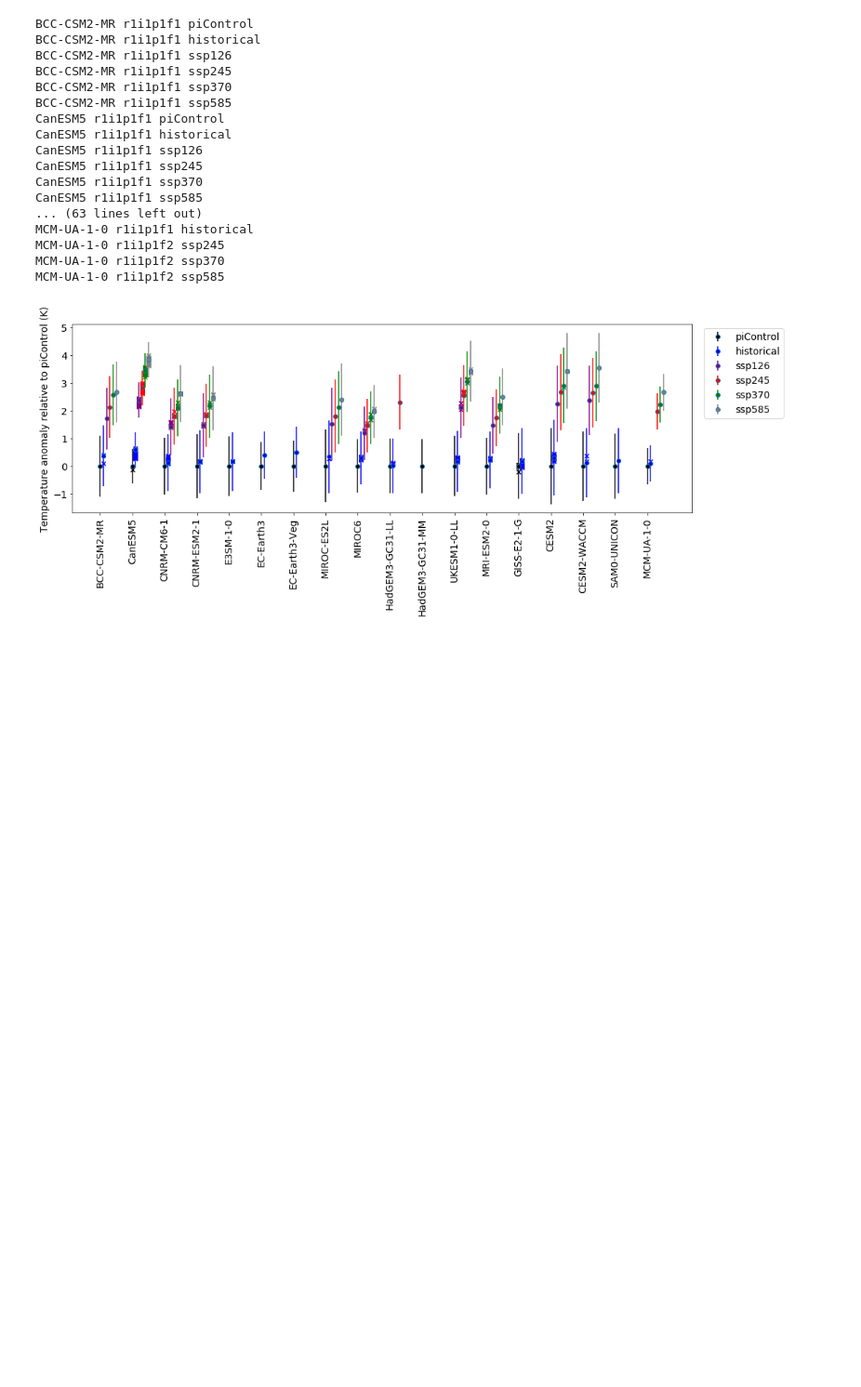
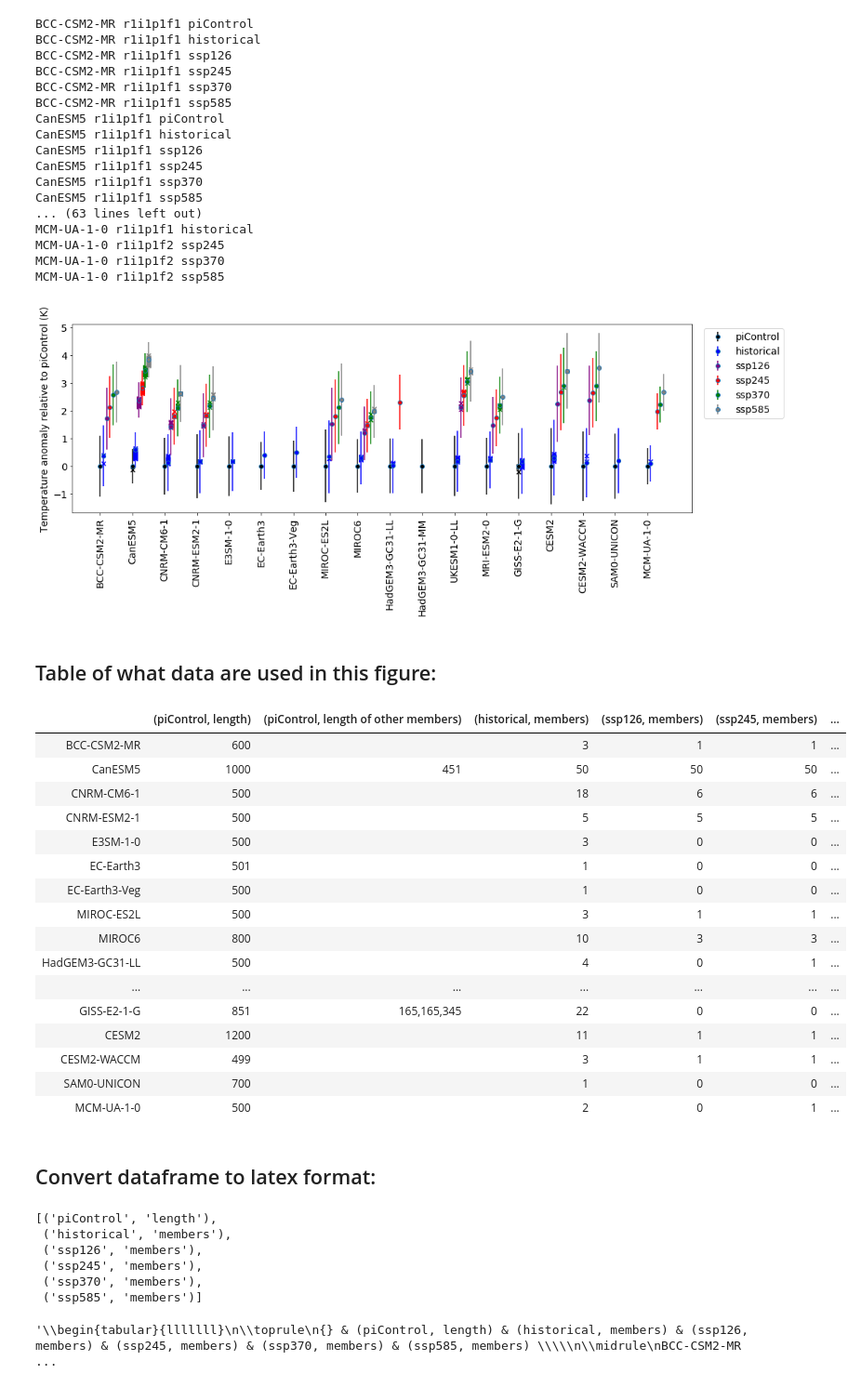
Before and after one commit to Hegebf/enso_paper, a Jupyter notebook: notebooks/Figure1.ipynb, the cells around one changed output. Shown at 93% size. Drawn from its saved outputs; the diff is of its cells as text; code cells hidden in the pictures; blank space fills up the shorter version.

Commit message:
added table of datasets used

```diff
--- a/notebooks/Figure1.ipynb
+++ b/notebooks/Figure1.ipynb
@@ -16,11 +25,11 @@ models = ['BCC-CSM2-MR', 'CanESM5', 'CNRM-CM6-1', 'CNRM-ESM2-1', 'E3SM-1-0',
 # %%
 def choose_member(datatable, exp, model):
     if exp == 'historical':
-        required_length = 165 -1; # subtract 1 because of missing value first year
+        required_length = historical_required_length;
     elif exp in experiments[-4:]: # if future scenario
-        required_length = 86;
+        required_length = ssp_required_length;
     elif exp == 'piControl':
-        required_length = 496 - 1;
+        required_length = piControl_min_length;
 
     member_priority_list = ['r1i1p1f1', 'r1i1p1f2', 'r1i1p1f3', 'r2i1p1f2', 'r22i1p1f1', 'r2i1p1f1']
     chosen_member = None
@@ -35,7 +44,7 @@ def choose_member(datatable, exp, model):
         print('failed for', exp, model, ' - add more members to priority list')
     return chosen_member
 
-# find ensemble members that exists for all experiments:
+# find ensemble members that exist for all experiments:
 def common_member(datatable):
     model_exp = list(set([exp[0] for exp in data_table.columns]))
     exp_members = {}
@@ -85,47 +94,60 @@ fig, ax = plt.subplots(figsize = [16,5])
 for (k,model) in enumerate(models):
     file = model + '_DJF_nino3_4index.txt'
     data_table = pd.read_csv(datapath + file,index_col=0, header=[0,1], keep_default_na = False)
-
+    members = {}
     for exp in experiments:
+        members[exp] = 0
         if exp in data_table:
             plot_member = choose_member(data_table, exp, model)
 
             # plot other members first
             other_members = [member for member in data_table[exp] if member != plot_member]
+            piControl_lengths = []
             for member in other_members:
                 data_list = data_table[exp][member].values
                 data = np.array([np.float(i) for i in data_list if i])
                 if exp in experiments[-4:]: # if future scenario
-                    if len(data) >= 86:
-                        data = data[:86] # stop in year 2100, and plot only data going to 2100
+                    if len(data) >= ssp_required_length:
+                        data = data[:ssp_required_length] # stop in year 2100, and plot only data going to 2100
                         ax.scatter(x[exp][k], data.mean(), marker = 'x', color=color_dict[exp])
+                        members[exp] += 1
                 elif exp == 'historical':
-                    if len(data) >= 165-1:
+                    if len(data) >= historical_required_length:
                         ax.scatter(x[exp][k], data.mean(), marker = 'x', color=color_dict[exp])
+                        members[exp] += 1
                 elif exp == 'piControl':
-                    ax.scatter(x[exp][k], data.mean(), marker = 'x', color=color_dict[exp])
+                    if len(data) >= piControl_min_length_other_members:
+                        ax.scatter(x[exp][k], data.mean(), marker = 'x', color=color_dict[exp])
+                        members[exp] += 1
+                        piControl_lengths.append(str(len(data) + 1))
 
             # plot chosen member with error bars from piControl std
             data_list = data_table[exp][plot_member].values
             # remove empty strings and convert remaining strings to float:
             data = np.array([np.float(i) for i in data_list if i])
             if exp in experiments[-4:]: # if future scenario
-                data = data[:86] # stop in year 2100
+                data = data[:ssp_required_length] # stop in year 2100
             if exp == 'piControl':
                 control_data = data
+                df.loc[model][('piControl', 'length')] = len(control_data) + 1 # to give original length
+                df.loc[model][('piControl', 'length of other members')] = ",".join(piControl_lengths)
             if k == 0:
                 # define also labels for legend
                 ax.errorbar(x[exp][k], data.mean(), yerr=control_data.std(), fmt='o', ecolor=color_dict[exp], mfc=color_dict[exp], label = exp)
+                members[exp] += 1
             else:
                 ax.errorbar(x[exp][k], data.mean(), yerr=control_data.std(), fmt='o', ecolor=color_dict[exp], mfc=color_dict[exp])
-
+                members[exp] += 1
+        # save number of members in dataframe
+        if exp in experiments[1:]:
+            df.loc[model][(exp, 'members')] = members[exp]
 
 ax.tick_params(axis='both',labelsize=14)
 ax.set_ylabel('Absolute temperature (K)', fontsize = 14)
 plt.xticks(x['piControl'], models, rotation=90);
 ax.legend(loc=(1.02,0.5), fontsize = 14);
 
-#plt.savefig('../Figures/Figure1.png', format='png', dpi=300, bbox_inches="tight")
+#plt.savefig('../Figures/Figure1_absolute.png', format='png', dpi=300, bbox_inches="tight")
 # %% [output]
 [figure]
 # %%
@@ -195,3 +218,44 @@ MCM-UA-1-0 r1i1p1f2 ssp245
 MCM-UA-1-0 r1i1p1f2 ssp370
 MCM-UA-1-0 r1i1p1f2 ssp585
 [figure]
+# %% [markdown]
+## Table of what data are used in this figure:
+# %%
+df
+# %% [output]
+|  | (piControl, length) | (piControl, length of other members) | (historical, members) | (ssp126, members) | (ssp245, members) | ... |
+| BCC-CSM2-MR | 600 |  | 3 | 1 | 1 | ... |
+| CanESM5 | 1000 | 451 | 50 | 50 | 50 | ... |
+| CNRM-CM6-1 | 500 |  | 18 | 6 | 6 | ... |
+| CNRM-ESM2-1 | 500 |  | 5 | 5 | 5 | ... |
+| E3SM-1-0 | 500 |  | 3 | 0 | 0 | ... |
+| EC-Earth3 | 501 |  | 1 | 0 | 0 | ... |
+| EC-Earth3-Veg | 500 |  | 1 | 0 | 0 | ... |
+| MIROC-ES2L | 500 |  | 3 | 1 | 1 | ... |
+| MIROC6 | 800 |  | 10 | 3 | 3 | ... |
+| HadGEM3-GC31-LL | 500 |  | 4 | 0 | 1 | ... |
+| ... | ... | ... | ... | ... | ... | ... |
+| GISS-E2-1-G | 851 | 165,165,345 | 22 | 0 | 0 | ... |
+| CESM2 | 1200 |  | 11 | 1 | 1 | ... |
+| CESM2-WACCM | 499 |  | 3 | 1 | 1 | ... |
+| SAM0-UNICON | 700 |  | 1 | 0 | 0 | ... |
+| MCM-UA-1-0 | 500 |  | 2 | 0 | 1 | ... |
+# %% [markdown]
+## Convert dataframe to latex format:
+# %%
+# drop column of other piControl lengths, and put it in manually in parentheses later
+new_cols = cols[:]
+new_cols.remove(('piControl' ,'length of other members'))
+new_cols
+# %% [output]
+[('piControl', 'length'),
+ ('historical', 'members'),
+ ('ssp126', 'members'),
+ ('ssp245', 'members'),
+ ('ssp370', 'members'),
+ ('ssp585', 'members')]
+# %%
+df.loc[:,new_cols].to_latex()
+# to be copied into a latex document
+# %% [output]
+'\\begin{tabular}{lllllll}\n\\toprule\n{} & (piControl, length) & (historical, members) & (ssp126, members) & (ssp245, members) & (ssp370, members) & (ssp585, members) \\\\\n\\midrule\nBCC-CSM2-MR     ...
```
Also changed, not shown: parts of 3 cells of this notebook.
